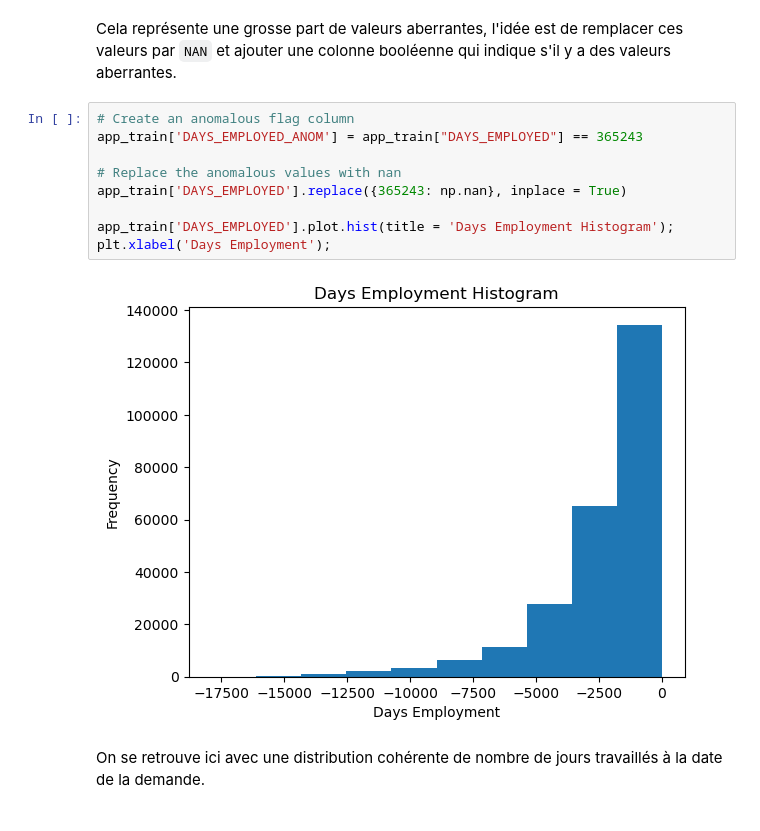
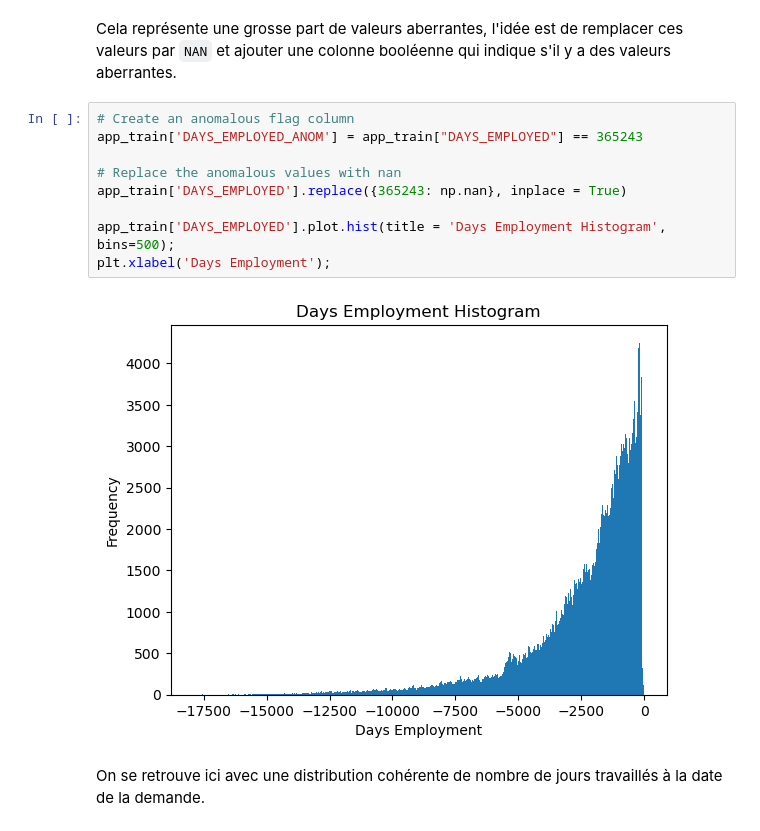
Before and after one commit to jeromelegal/Projet_07_OCR_Data_Scientist, a Jupyter notebook: notebooks/0_MLFlow_environment.ipynb, the cells around one changed output. Cells and saved outputs as stored; diff of their text form.

```diff
--- a/notebooks/0_MLFlow_environment.ipynb
+++ b/notebooks/0_MLFlow_environment.ipynb
@@ -489,14 +553,14 @@ Cela représente une grosse part de valeurs aberrantes, l'idée est de remplacer
 # %%
 # Create an anomalous flag column
 app_train['DAYS_EMPLOYED_ANOM'] = app_train["DAYS_EMPLOYED"] == 365243
 
 # Replace the anomalous values with nan
 app_train['DAYS_EMPLOYED'].replace({365243: np.nan}, inplace = True)
 
-app_train['DAYS_EMPLOYED'].plot.hist(title = 'Days Employment Histogram');
+app_train['DAYS_EMPLOYED'].plot.hist(title = 'Days Employment Histogram', bins=500);
 plt.xlabel('Days Employment');
 # %% [output]
-[figure, old version]
+[figure, new version]
 # %% [markdown]
 On se retrouve ici avec une distribution cohérente de nombre de jours travaillés à la date de la demande.
 # %% [markdown]
```
Also changed, not shown: parts of 64 cells of this notebook.
